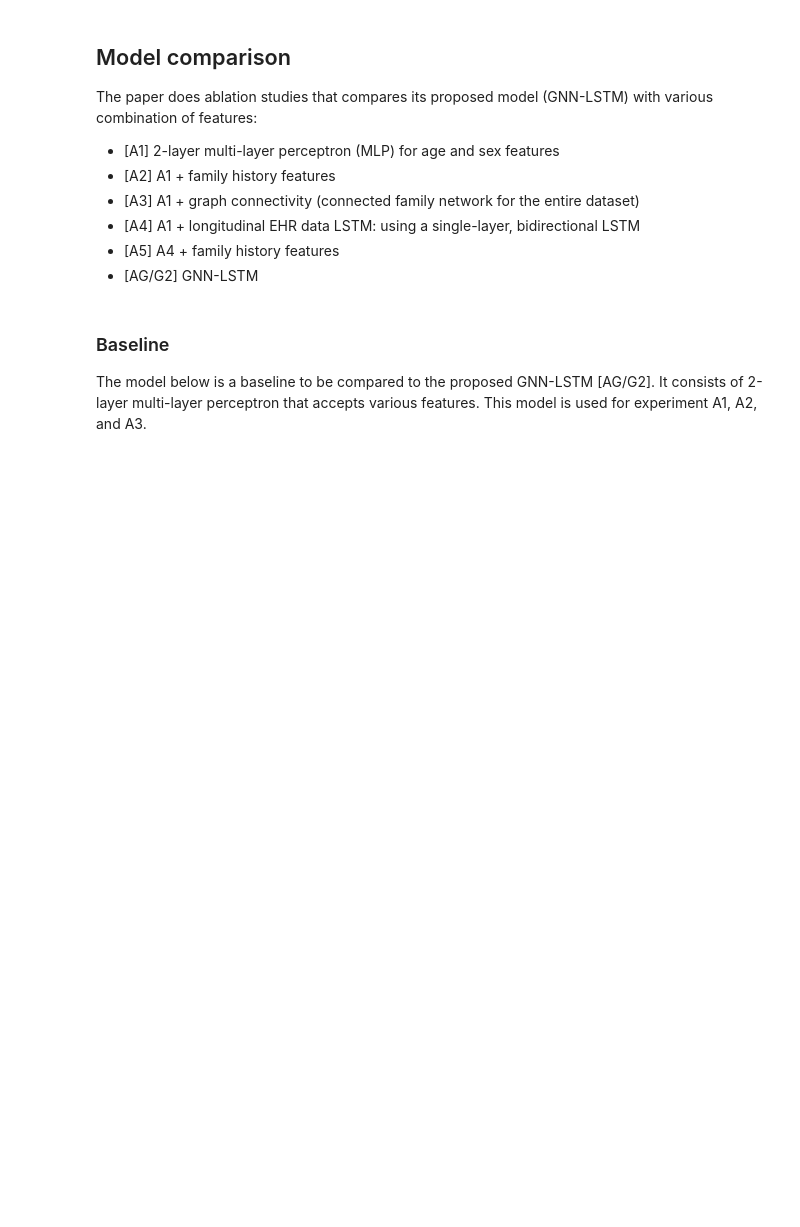
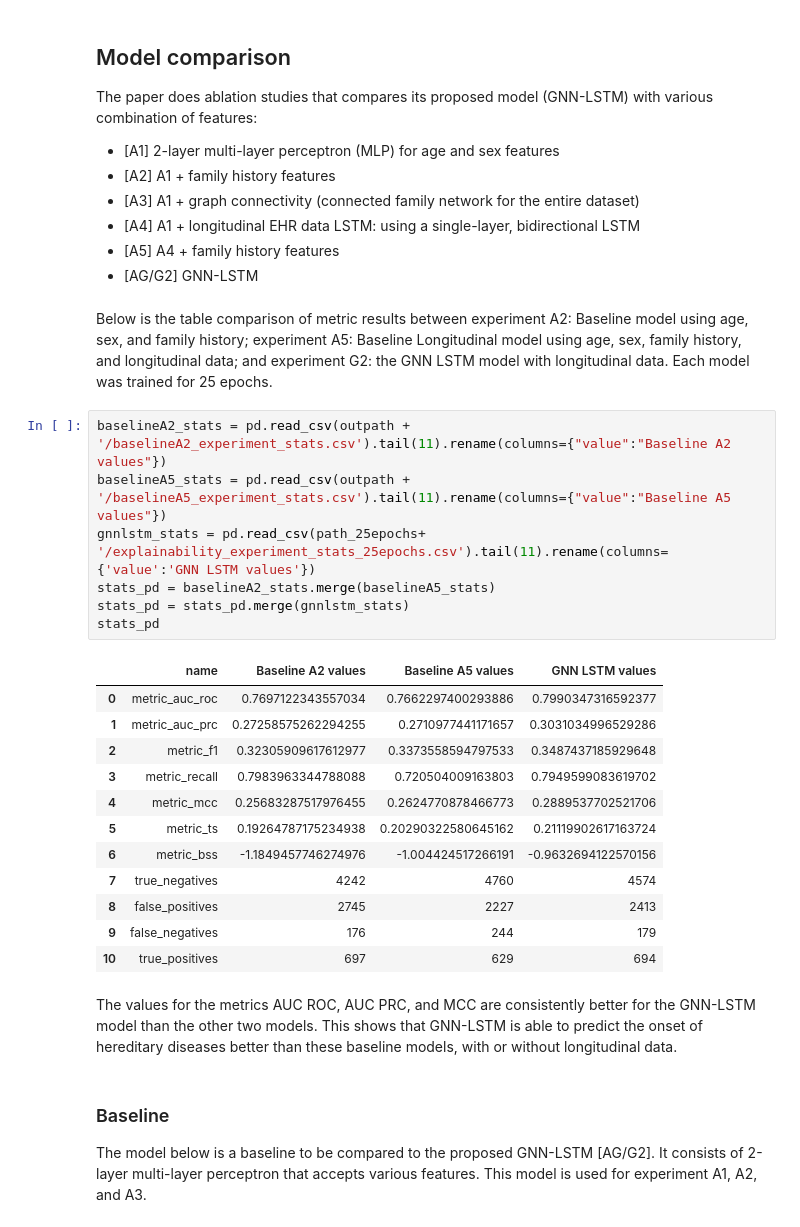
Before and after one commit to amelia2801/CS598-DLH-Team56, a Jupyter notebook: DL4H_Team_56.ipynb, the cells around one changed output. Saved outputs shown, nothing was run; the diff lists cells and outputs as text; blank space fills up the shorter version.

```diff
--- a/DL4H_Team_56.ipynb
+++ b/DL4H_Team_56.ipynb
@@ -963,6 +1035,31 @@ The paper does ablation studies that compares its proposed model (GNN-LSTM) with
 * [A4] A1 + longitudinal EHR data LSTM: using a single-layer, bidirectional LSTM
 * [A5] A4 + family history features
 * [AG/G2] GNN-LSTM
+# %% [markdown]
+
+Below is the table comparison of metric results between experiment A2: Baseline model using age, sex, and family history; experiment A5: Baseline Longitudinal model using age, sex, family history, and longitudinal data; and experiment G2: the GNN LSTM model with longitudinal data. Each model was trained for 25 epochs.
+# %%
+baselineA2_stats = pd.read_csv(outpath + '/baselineA2_experiment_stats.csv').tail(11).rename(columns={"value":"Baseline A2 values"})
+baselineA5_stats = pd.read_csv(outpath + '/baselineA5_experiment_stats.csv').tail(11).rename(columns={"value":"Baseline A5 values"})
+gnnlstm_stats = pd.read_csv(path_25epochs+ '/explainability_experiment_stats_25epochs.csv').tail(11).rename(columns={'value':'GNN LSTM values'})
+stats_pd = baselineA2_stats.merge(baselineA5_stats)
+stats_pd = stats_pd.merge(gnnlstm_stats)
+stats_pd
+# %% [output]
+|  | name | Baseline A2 values | Baseline A5 values | GNN LSTM values |
+| 0 | metric_auc_roc | 0.7697122343557034 | 0.7662297400293886 | 0.7990347316592377 |
+| 1 | metric_auc_prc | 0.27258575262294255 | 0.2710977441171657 | 0.3031034996529286 |
+| 2 | metric_f1 | 0.32305909617612977 | 0.3373558594797533 | 0.3487437185929648 |
+| 3 | metric_recall | 0.7983963344788088 | 0.720504009163803 | 0.7949599083619702 |
+| 4 | metric_mcc | 0.25683287517976455 | 0.2624770878466773 | 0.2889537702521706 |
+| 5 | metric_ts | 0.19264787175234938 | 0.20290322580645162 | 0.21119902617163724 |
+| 6 | metric_bss | -1.1849457746274976 | -1.004424517266191 | -0.9632694122570156 |
+| 7 | true_negatives | 4242 | 4760 | 4574 |
+| 8 | false_positives | 2745 | 2227 | 2413 |
+| 9 | false_negatives | 176 | 244 | 179 |
+| 10 | true_positives | 697 | 629 | 694 |
+# %% [markdown]
+The values for the metrics AUC ROC, AUC PRC, and MCC are consistently better for the GNN-LSTM model than the other two models. This shows that GNN-LSTM is able to predict the onset of hereditary diseases better than these baseline models, with or without longitudinal data.
 # %% [markdown]
 ### Baseline
 The model below is a baseline to be compared to the proposed GNN-LSTM [AG/G2]. It consists of 2-layer multi-layer perceptron that accepts various features. This model is used for experiment A1, A2, and A3.
```
Also changed, not shown: parts of 33 cells of this notebook.
